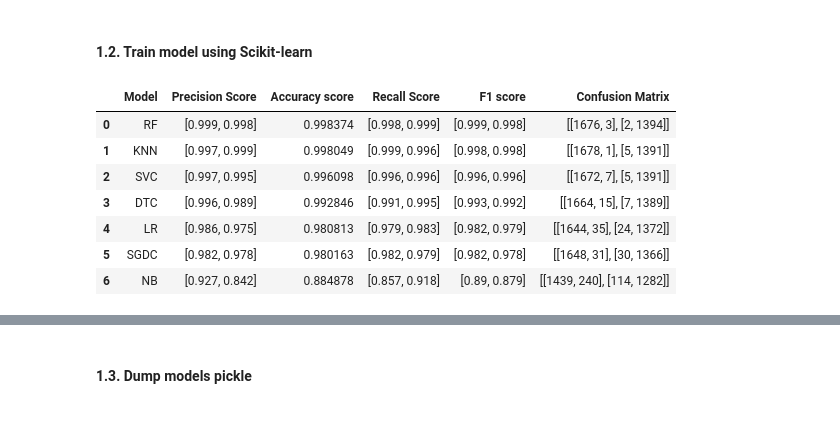
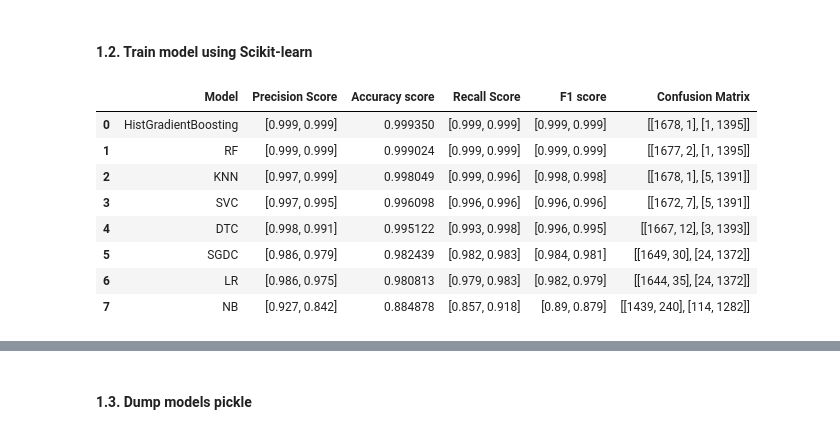
Before and after one commit to DS-CAPSTONE/exercise_correction, a Jupyter notebook: core/bicep_model/2.sklearn.ipynb, the cells around one changed output, grey strips where cells are left out. Cells and saved outputs as stored; diff of their text form; code cells hidden in the pictures.

Commit message:
histGradientBoosting plotting.

```diff
--- a/core/bicep_model/2.sklearn.ipynb
+++ b/core/bicep_model/2.sklearn.ipynb
@@ -107,40 +102,45 @@ Name: label, dtype: int64
 # %% [markdown]
 #### 1.2. Train model using Scikit-learn
 # %%
-algorithms =[("LR", LogisticRegression()),
+
+from sklearn.ensemble import HistGradientBoostingClassifier
+
+algorithms =[("HistGradientBoosting", HistGradientBoostingClassifier()),
+             ("LR", LogisticRegression()),
          ("SVC", SVC(probability=True)),
          ('KNN',KNeighborsClassifier()),
          ("DTC", DecisionTreeClassifier()),
          ("SGDC", CalibratedClassifierCV(SGDClassifier())),
          ("NB", GaussianNB()),
          ('RF', RandomForestClassifier()),]
 
 models = {}
 final_results = []
 
 for name, model in algorithms:
     trained_model = model.fit(X_train, y_train)
     models[name] = trained_model
 
     # Evaluate model
     model_results = model.predict(X_test)
 
     p_score = precision_score(y_test, model_results, average=None, labels=[0, 1])
     a_score = accuracy_score(y_test, model_results)
     r_score = recall_score(y_test, model_results, average=None, labels=[0, 1])
     f1_score_result = f1_score(y_test, model_results, average=None, labels=[0, 1])
     cm = confusion_matrix(y_test, model_results, labels=[0, 1])
     final_results.append(( name,  round_up_metric_results(p_score), a_score, round_up_metric_results(r_score), round_up_metric_results(f1_score_result), cm))
 
 # Sort results by F1 score
 final_results.sort(key=lambda k: sum(k[4]), reverse=True)
 pd.DataFrame(final_results, columns=["Model", "Precision Score", "Accuracy score", "Recall Score", "F1 score", "Confusion Matrix"])
 # %% [output]
 |  | Model | Precision Score | Accuracy score | Recall Score | F1 score | Confusion Matrix |
-| 0 | RF | [0.999, 0.998] | 0.998374 | [0.998, 0.999] | [0.999, 0.998] | [[1676, 3], [2, 1394]] |
-| 1 | KNN | [0.997, 0.999] | 0.998049 | [0.999, 0.996] | [0.998, 0.998] | [[1678, 1], [5, 1391]] |
-| 2 | SVC | [0.997, 0.995] | 0.996098 | [0.996, 0.996] | [0.996, 0.996] | [[1672, 7], [5, 1391]] |
-| 3 | DTC | [0.996, 0.989] | 0.992846 | [0.991, 0.995] | [0.993, 0.992] | [[1664, 15], [7, 1389]] |
-| 4 | LR | [0.986, 0.975] | 0.980813 | [0.979, 0.983] | [0.982, 0.979] | [[1644, 35], [24, 1372]] |
-| 5 | SGDC | [0.982, 0.978] | 0.980163 | [0.982, 0.979] | [0.982, 0.978] | [[1648, 31], [30, 1366]] |
-| 6 | NB | [0.927, 0.842] | 0.884878 | [0.857, 0.918] | [0.89, 0.879] | [[1439, 240], [114, 1282]] |
+| 0 | HistGradientBoosting | [0.999, 0.999] | 0.999350 | [0.999, 0.999] | [0.999, 0.999] | [[1678, 1], [1, 1395]] |
+| 1 | RF | [0.999, 0.999] | 0.999024 | [0.999, 0.999] | [0.999, 0.999] | [[1677, 2], [1, 1395]] |
+| 2 | KNN | [0.997, 0.999] | 0.998049 | [0.999, 0.996] | [0.998, 0.998] | [[1678, 1], [5, 1391]] |
+| 3 | SVC | [0.997, 0.995] | 0.996098 | [0.996, 0.996] | [0.996, 0.996] | [[1672, 7], [5, 1391]] |
+| 4 | DTC | [0.998, 0.991] | 0.995122 | [0.993, 0.998] | [0.996, 0.995] | [[1667, 12], [3, 1393]] |
+| 5 | SGDC | [0.986, 0.979] | 0.982439 | [0.982, 0.983] | [0.984, 0.981] | [[1649, 30], [24, 1372]] |
+| 6 | LR | [0.986, 0.975] | 0.980813 | [0.979, 0.983] | [0.982, 0.979] | [[1644, 35], [24, 1372]] |
+| 7 | NB | [0.927, 0.842] | 0.884878 | [0.857, 0.918] | [0.89, 0.879] | [[1439, 240], [114, 1282]] |
```
Also changed, not shown: parts of 2 cells of this notebook, 10 other files.
